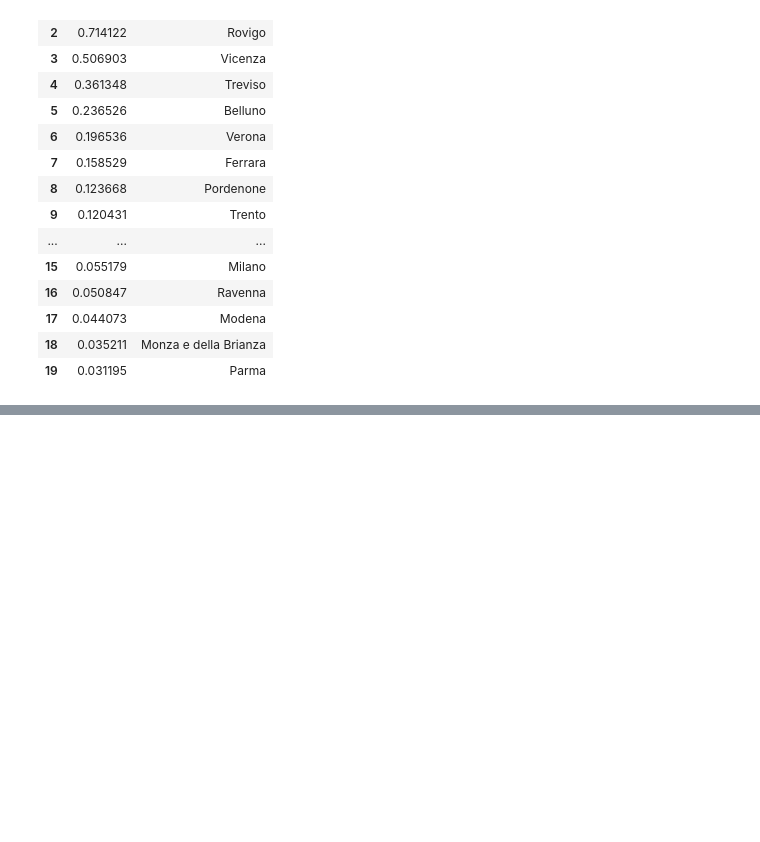
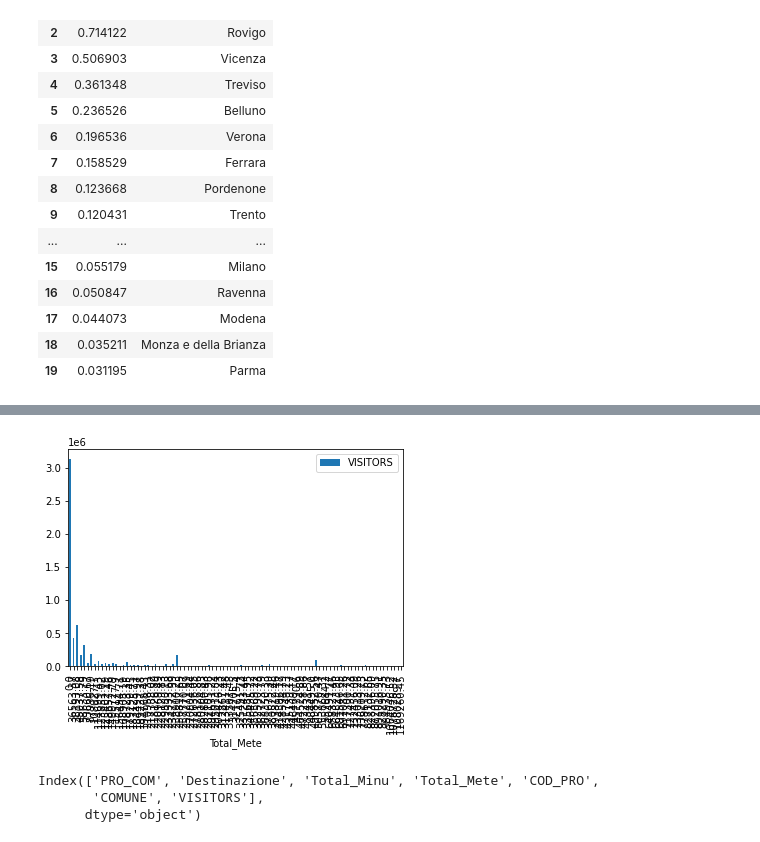
Before and after one commit to nico1654/project_work, a Jupyter notebook: Project_Work.ipynb, the cells around one changed output, grey strips where cells are left out. Saved outputs shown, nothing was run; the diff lists cells and outputs as text; code cells hidden in the pictures; blank space fills up the shorter version.

Commit message:
aggiunto calcolo distanza

```diff
--- a/Project_Work.ipynb
+++ b/Project_Work.ipynb
@@ -338,0 +341,4 @@ df_rapporti.sort_values(by="Rapporto", ascending=False).reset_index(drop=True).h
+# %%
+df_distance.rename(columns={"Origine": "PRO_COM"}, inplace=True)
+# %%
+df_merged = pd.merge(df_distance, df_comuni, on="PRO_COM")
@@ -338,0 +359,6 @@ df_rapporti.sort_values(by="Rapporto", ascending=False).reset_index(drop=True).h
+# %%
+#prendo solo la distanza ai capoluoghi
+df_merged = df_merged[df_merged.COMUNE_CAPOLUOGO == 1]
+# %%
+df_merged.drop(columns=["Name", "COMUNE_CAPOLUOGO"], inplace=True)
+df_merged.VISITORS =
@@ -338,0 +383,16 @@ df_rapporti.sort_values(by="Rapporto", ascending=False).reset_index(drop=True).h
+# %%
+df_grouped_by_province = df_distinct_users.groupby(by="COD_PRO").agg({"VISITORS": "sum"})
+
+df_province_with_visitors = pd.merge(df_merged, df_grouped_by_province, on="COD_PRO")
+
+df_province_with_visitors.sort_values(ascending=True, by="Total_Mete", inplace=True)
+df_province_with_visitors.plot.bar(x="Total_Mete", y="VISITORS")
+plt.show()
+# %% [output]
+[figure, added]
+# %%
+df_province_with_visitors.columns
+# %% [output]
+Index(['PRO_COM', 'Destinazione', 'Total_Minu', 'Total_Mete', 'COD_PRO',
+       'COMUNE', 'VISITORS'],
+      dtype='object')
```
Also changed, not shown: parts of 10 cells of this notebook, 1 other file.
